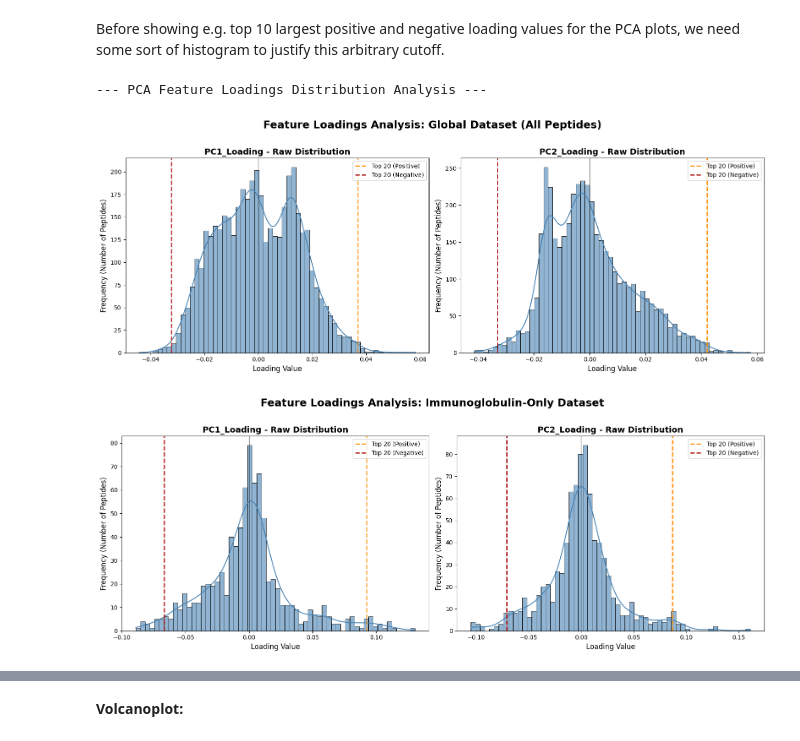
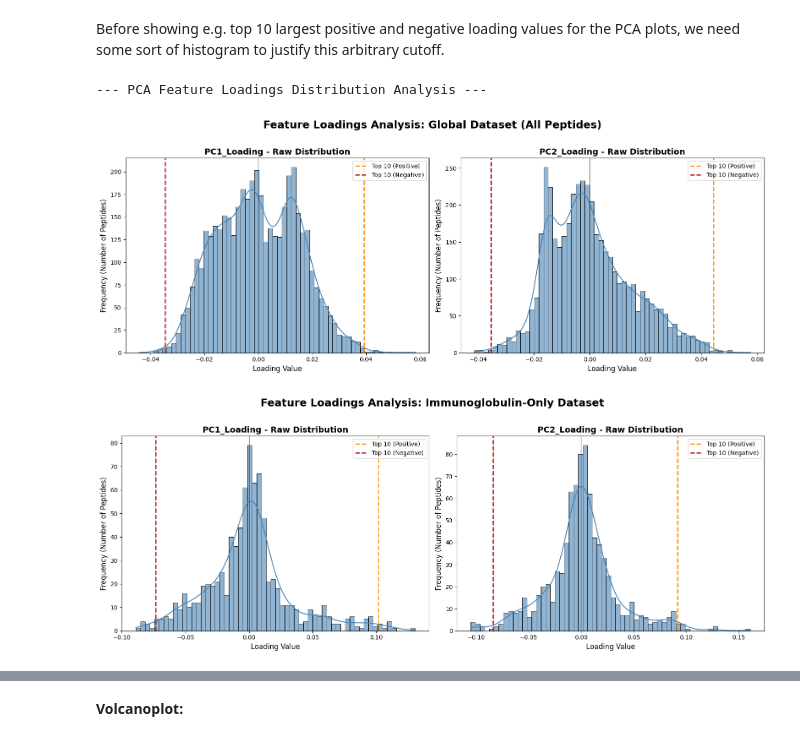
Before and after one commit to Henrikk17/Scripts-for-proteomic-analysis-of-immunoprecipitation-data-from-GALD, a Jupyter notebook: scripts/github_antibody_glycosylation_and_subclass_analysis.ipynb, the cells around one changed output, grey strips where cells are left out. Drawn from its saved outputs; the diff is of its cells as text; code cells hidden in the pictures.

Commit message:
Updated volcano plots + histograms for antibody analysis

```diff
--- a/scripts/github_antibody_glycosylation_and_subclass_analysis.ipynb
+++ b/scripts/github_antibody_glycosylation_and_subclass_analysis.ipynb
@@ -1869,40 +1869,40 @@ def analyze_loadings(loadings_df, title_prefix):
     for i, pc in enumerate(['PC1_Loading', 'PC2_Loading']):
 
         # ==========================================
         # THE HISTOGRAM (Raw Values)
         # ==========================================
         ax_hist = axes[i]
         sns.histplot(loadings_df[pc], bins=60, kde=True, ax=ax_hist, color='steelblue', edgecolor='black', alpha=0.6)
 
-        # Calculate where the top 20 positive and top 20 negative genes start
-        top20_pos_threshold = loadings_df[pc].nlargest(20).min()
-        top20_neg_threshold = loadings_df[pc].nsmallest(20).max()
+        # Calculate where the top 10 positive and top 10 negative genes start
+        top_pos_threshold = loadings_df[pc].nlargest(10).min()
+        top_neg_threshold = loadings_df[pc].nsmallest(10).max()
 
-        ax_hist.axvline(top20_pos_threshold, color='darkorange', linestyle='--', linewidth=2, label='Top 20 (Positive)')
-        ax_hist.axvline(top20_neg_threshold, color='firebrick', linestyle='--', linewidth=2, label='Top 20 (Negative)')
+        ax_hist.axvline(top_pos_threshold, color='darkorange', linestyle='--', linewidth=2, label='Top 10 (Positive)')
+        ax_hist.axvline(top_neg_threshold, color='firebrick', linestyle='--', linewidth=2, label='Top 10 (Negative)')
         ax_hist.axvline(0, color='black', linestyle='-', linewidth=1, alpha=0.5) # Center 0 line
 
         ax_hist.set_title(f"{pc} - Raw Distribution", fontsize=14, weight='bold')
         ax_hist.set_xlabel("Loading Value", fontsize=12)
         ax_hist.set_ylabel("Frequency (Number of Peptides)", fontsize=12)
         ax_hist.legend()
 
     plt.tight_layout()
     plt.show()
 
 # ==========================================
 # RUN THE ANALYSIS ON BOTH DATAFRAMES
 # ==========================================
 
 # 1. Global Loadings
 analyze_loadings(global_loadings_df, "Global Dataset (All Peptides)")
 
 # 2. Immunoglobulin-Only Loadings
 analyze_loadings(ig_loadings_df, "Immunoglobulin-Only Dataset")
 # %% [output]
 --- PCA Feature Loadings Distribution Analysis ---
-[figure, old version]
+[figure, new version]
-[figure, old version]
+[figure, new version]
 # %%
 #Displaying the top 10 absolute largest PCA values:
 
```
Also changed, not shown: parts of 5 cells of this notebook.
